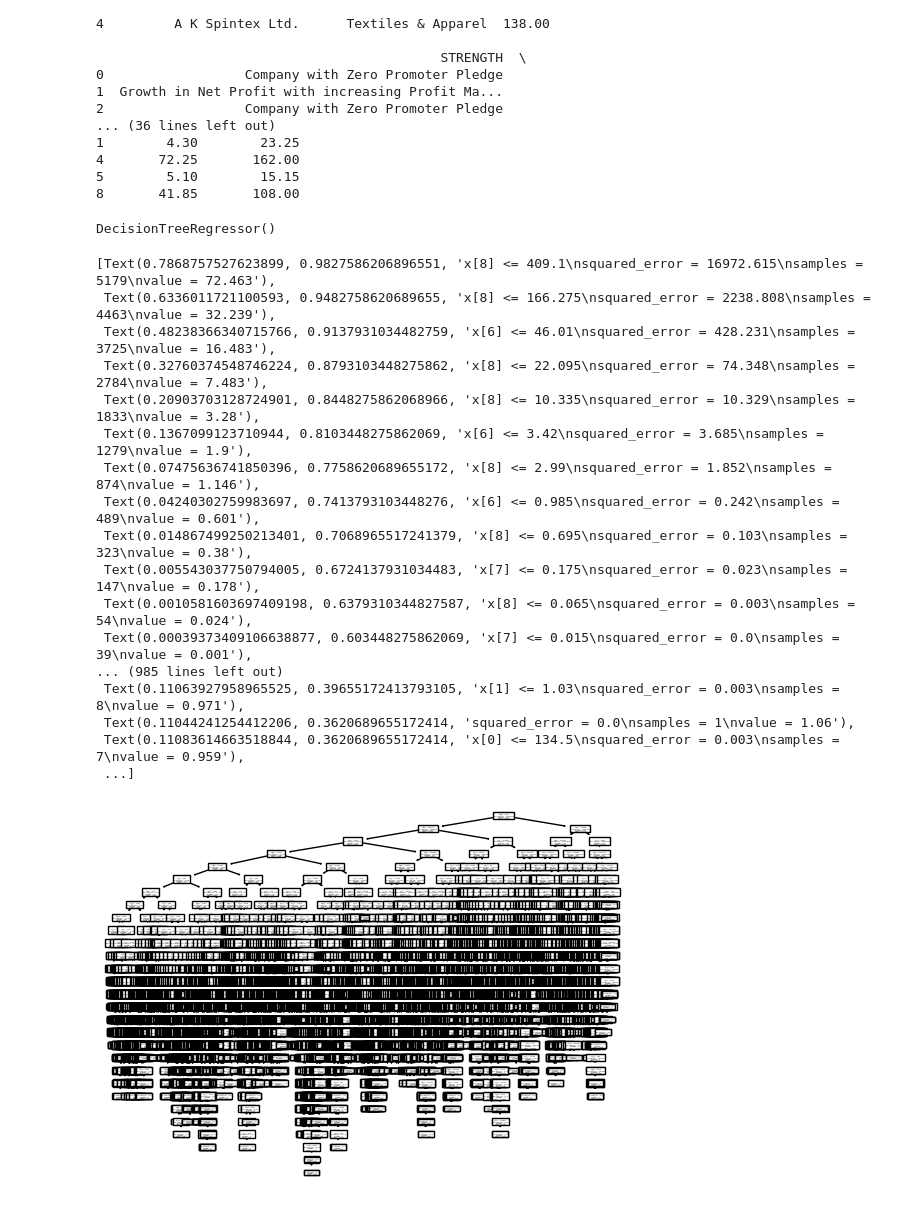
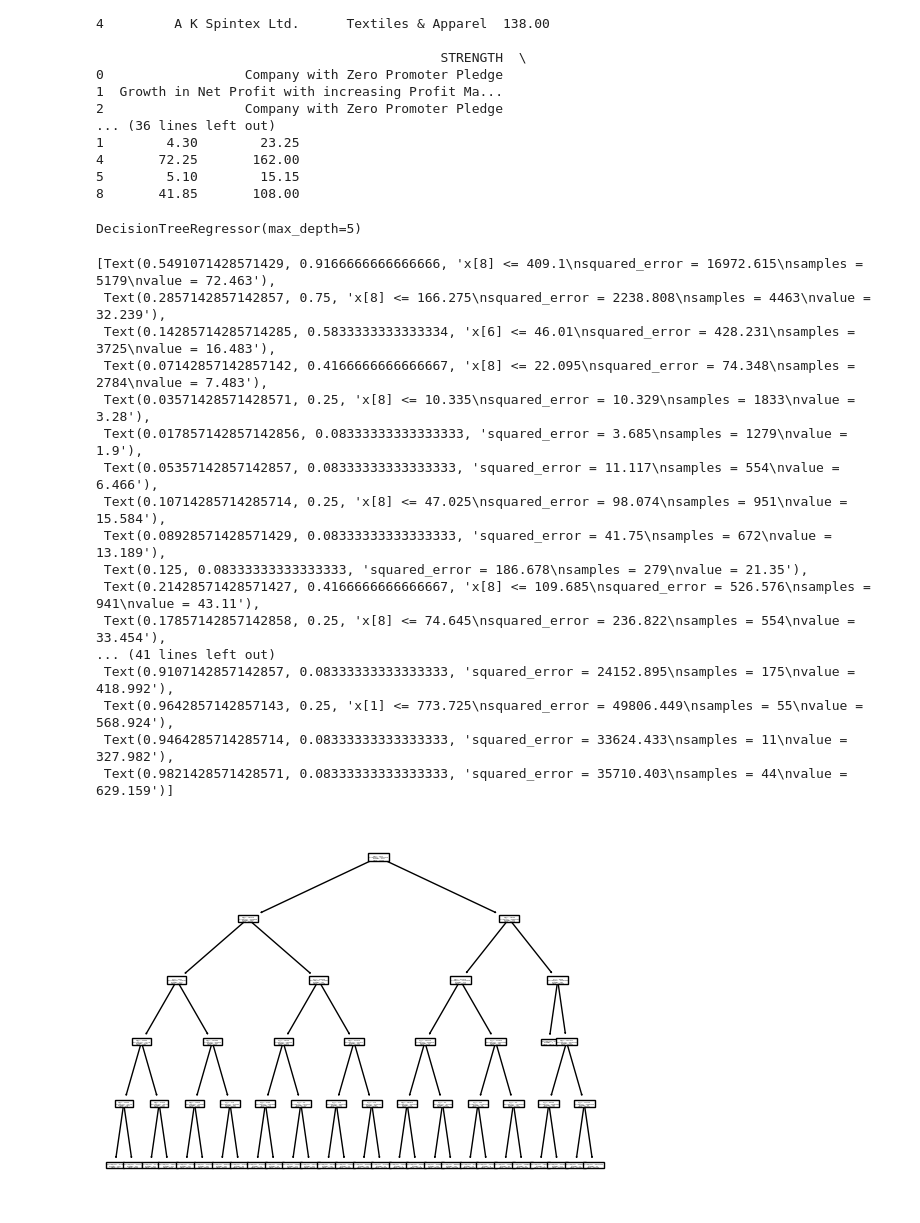
Before and after one commit to Kimforee/cleaning-indian-stock-data, a Jupyter notebook: cleaning-indian-stock-data.ipynb, the cells around one changed output. Saved outputs shown, nothing was run; the diff lists cells and outputs as text; code cells hidden in the pictures.

```diff
--- a/cleaning-indian-stock-data.ipynb
+++ b/cleaning-indian-stock-data.ipynb
@@ -283,30 +285,28 @@ y = df1['YEARLY_LOW']
 # %%
 X_train, X_test, y_train, y_test = train_test_split(X, y, test_size=0.2, random_state=42)
 # %%
-# regr_1.fit(X, y)
-# regr_2.fit(X, y)
-clf = DecisionTreeRegressor()
-clf.fit(X, y)
+regr_1.fit(X, y)
+regr_2.fit(X, y)
 # %% [output]
-DecisionTreeRegressor()
+DecisionTreeRegressor(max_depth=5)
 # %%
-tree.plot_tree(clf)
+tree.plot_tree(regr_2)
 # %% [output]
-[Text(0.7868757527623899, 0.9827586206896551, 'x[8] <= 409.1\nsquared_error = 16972.615\nsamples = 5179\nvalue = 72.463'),
- Text(0.6336011721100593, 0.9482758620689655, 'x[8] <= 166.275\nsquared_error = 2238.808\nsamples = 4463\nvalue = 32.239'),
- Text(0.48238366340715766, 0.9137931034482759, 'x[6] <= 46.01\nsquared_error = 428.231\nsamples = 3725\nvalue = 16.483'),
- Text(0.32760374548746224, 0.8793103448275862, 'x[8] <= 22.095\nsquared_error = 74.348\nsamples = 2784\nvalue = 7.483'),
- Text(0.20903703128724901, 0.8448275862068966, 'x[8] <= 10.335\nsquared_error = 10.329\nsamples = 1833\nvalue = 3.28'),
- Text(0.1367099123710944, 0.8103448275862069, 'x[6] <= 3.42\nsquared_error = 3.685\nsamples = 1279\nvalue = 1.9'),
- Text(0.07475636741850396, 0.7758620689655172, 'x[8] <= 2.99\nsquared_error = 1.852\nsamples = 874\nvalue = 1.146'),
- Text(0.04240302759983697, 0.7413793103448276, 'x[6] <= 0.985\nsquared_error = 0.242\nsamples = 489\nvalue = 0.601'),
- Text(0.014867499250213401, 0.7068965517241379, 'x[8] <= 0.695\nsquared_error = 0.103\nsamples = 323\nvalue = 0.38'),
- Text(0.005543037750794005, 0.6724137931034483, 'x[7] <= 0.175\nsquared_error = 0.023\nsamples = 147\nvalue = 0.178'),
- Text(0.0010581603697409198, 0.6379310344827587, 'x[8] <= 0.065\nsquared_error = 0.003\nsamples = 54\nvalue = 0.024'),
- Text(0.00039373409106638877, 0.603448275862069, 'x[7] <= 0.015\nsquared_error = 0.0\nsamples = 39\nvalue = 0.001'),
-... (985 lines left out)
- Text(0.11063927958965525, 0.39655172413793105, 'x[1] <= 1.03\nsquared_error = 0.003\nsamples = 8\nvalue = 0.971'),
- Text(0.11044241254412206, 0.3620689655172414, 'squared_error = 0.0\nsamples = 1\nvalue = 1.06'),
- Text(0.11083614663518844, 0.3620689655172414, 'x[0] <= 134.5\nsquared_error = 0.003\nsamples = 7\nvalue = 0.959'),
- ...]
+[Text(0.5491071428571429, 0.9166666666666666, 'x[8] <= 409.1\nsquared_error = 16972.615\nsamples = 5179\nvalue = 72.463'),
+ Text(0.2857142857142857, 0.75, 'x[8] <= 166.275\nsquared_error = 2238.808\nsamples = 4463\nvalue = 32.239'),
+ Text(0.14285714285714285, 0.5833333333333334, 'x[6] <= 46.01\nsquared_error = 428.231\nsamples = 3725\nvalue = 16.483'),
+ Text(0.07142857142857142, 0.4166666666666667, 'x[8] <= 22.095\nsquared_error = 74.348\nsamples = 2784\nvalue = 7.483'),
+ Text(0.03571428571428571, 0.25, 'x[8] <= 10.335\nsquared_error = 10.329\nsamples = 1833\nvalue = 3.28'),
+ Text(0.017857142857142856, 0.08333333333333333, 'squared_error = 3.685\nsamples = 1279\nvalue = 1.9'),
+ Text(0.05357142857142857, 0.08333333333333333, 'squared_error = 11.117\nsamples = 554\nvalue = 6.466'),
+ Text(0.10714285714285714, 0.25, 'x[8] <= 47.025\nsquared_error = 98.074\nsamples = 951\nvalue = 15.584'),
+ Text(0.08928571428571429, 0.08333333333333333, 'squared_error = 41.75\nsamples = 672\nvalue = 13.189'),
+ Text(0.125, 0.08333333333333333, 'squared_error = 186.678\nsamples = 279\nvalue = 21.35'),
+ Text(0.21428571428571427, 0.4166666666666667, 'x[8] <= 109.685\nsquared_error = 526.576\nsamples = 941\nvalue = 43.11'),
+ Text(0.17857142857142858, 0.25, 'x[8] <= 74.645\nsquared_error = 236.822\nsamples = 554\nvalue = 33.454'),
+... (41 lines left out)
+ Text(0.9107142857142857, 0.08333333333333333, 'squared_error = 24152.895\nsamples = 175\nvalue = 418.992'),
+ Text(0.9642857142857143, 0.25, 'x[1] <= 773.725\nsquared_error = 49806.449\nsamples = 55\nvalue = 568.924'),
+ Text(0.9464285714285714, 0.08333333333333333, 'squared_error = 33624.433\nsamples = 11\nvalue = 327.982'),
+ Text(0.9821428571428571, 0.08333333333333333, 'squared_error = 35710.403\nsamples = 44\nvalue = 629.159')]
-[figure, old version]
+[figure, new version]
```
Also changed, not shown: parts of 4 cells of this notebook.
